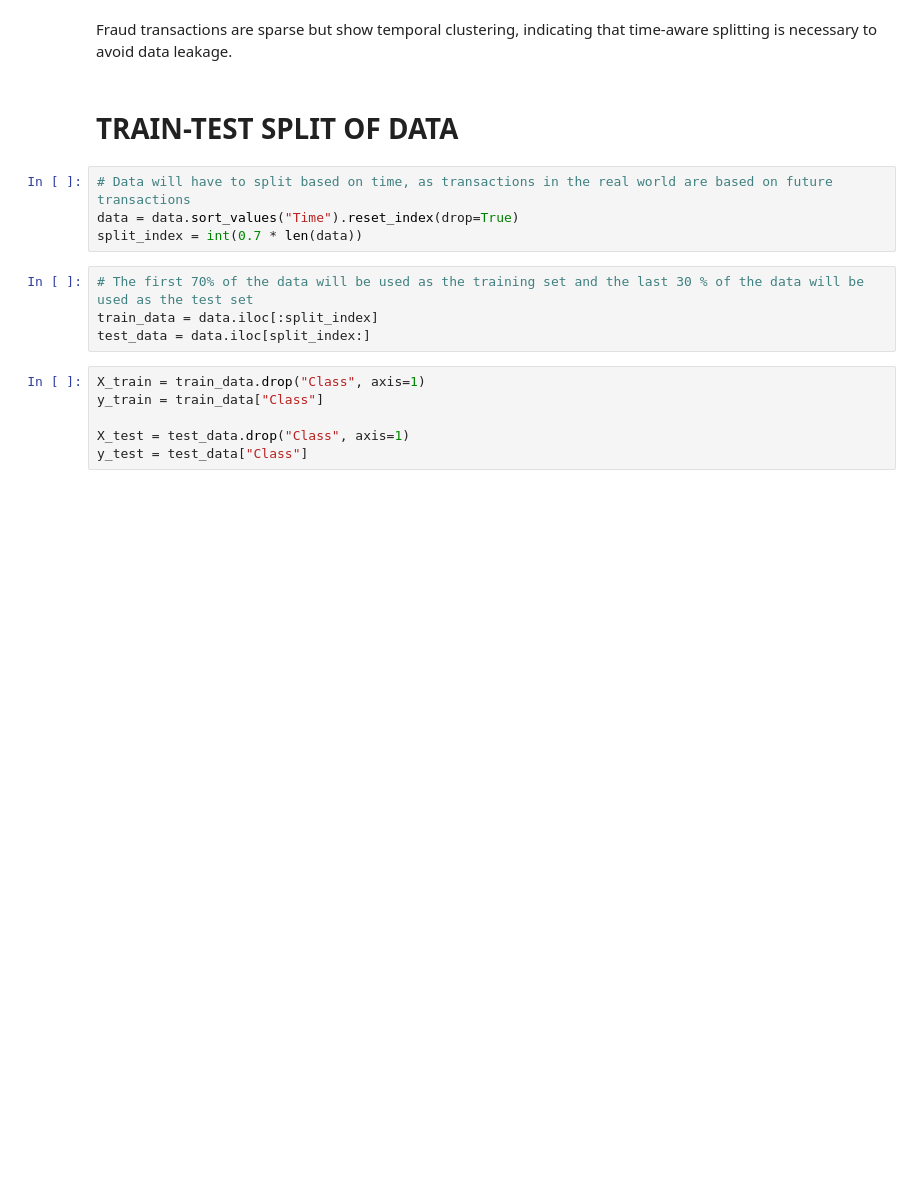
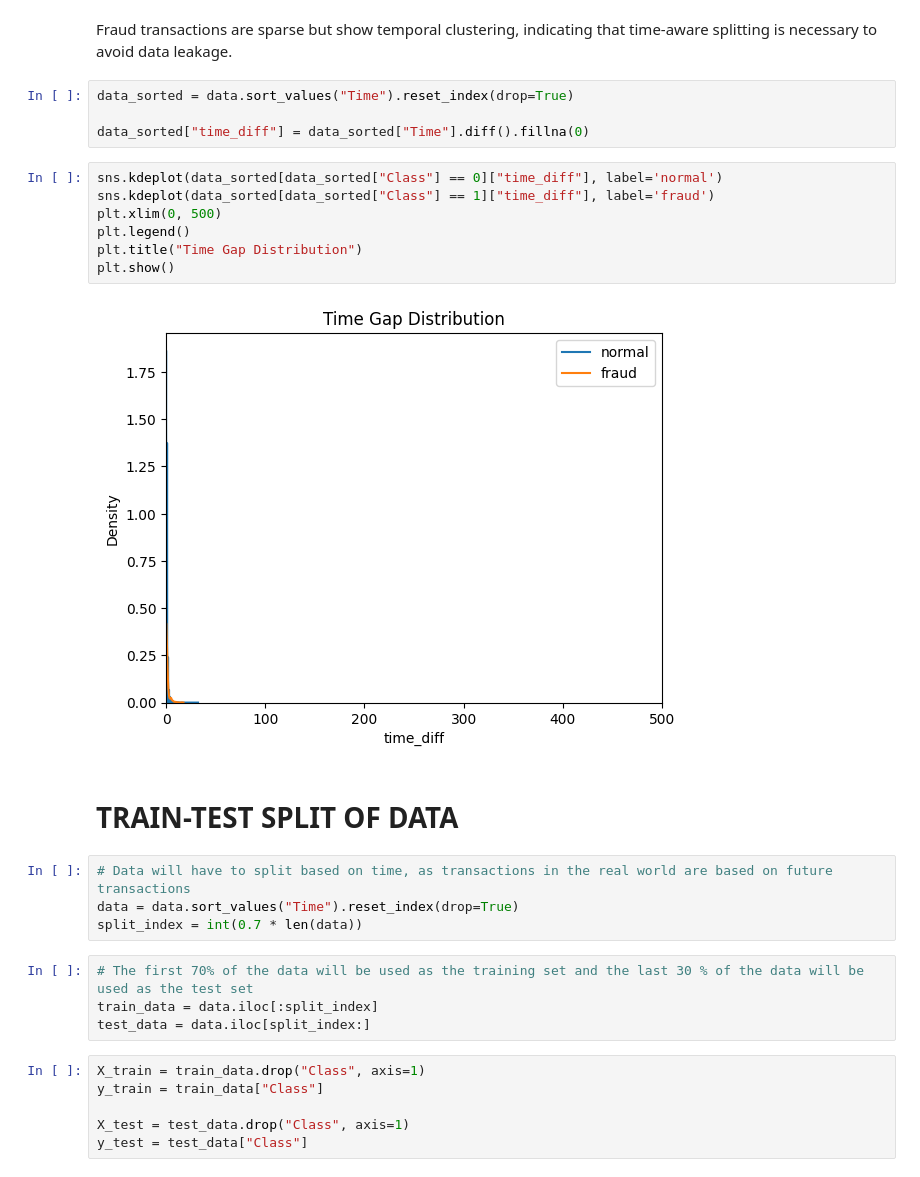
Before and after one commit to nevilleajim/real_time_fraud_detection_system, a Jupyter notebook: real_time_fraud_detection_system.ipynb, the cells around one changed output. Drawn from its saved outputs; the diff is of its cells as text; blank space fills up the shorter version.

```diff
--- a/real_time_fraud_detection_system.ipynb
+++ b/real_time_fraud_detection_system.ipynb
@@ -188,5 +192,18 @@ plt.show()
 # %% [markdown]
 Fraud transactions are sparse but show temporal clustering, indicating that time-aware splitting is necessary to avoid data leakage.
+# %%
+data_sorted = data.sort_values("Time").reset_index(drop=True)
+
+data_sorted["time_diff"] = data_sorted["Time"].diff().fillna(0)
+# %%
+sns.kdeplot(data_sorted[data_sorted["Class"] == 0]["time_diff"], label='normal')
+sns.kdeplot(data_sorted[data_sorted["Class"] == 1]["time_diff"], label='fraud')
+plt.xlim(0, 500)
+plt.legend()
+plt.title("Time Gap Distribution")
+plt.show()
+# %% [output]
+[figure, added]
 # %% [markdown]
 # TRAIN-TEST SPLIT OF DATA
 # %%
```
Also changed, not shown: parts of 8 cells of this notebook.
